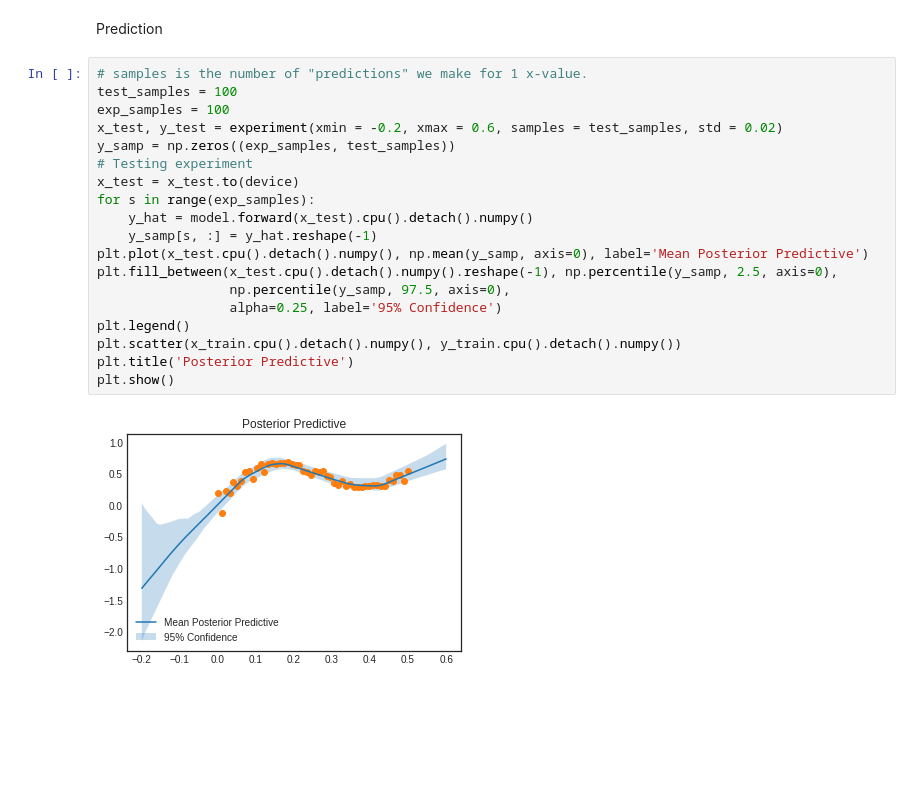
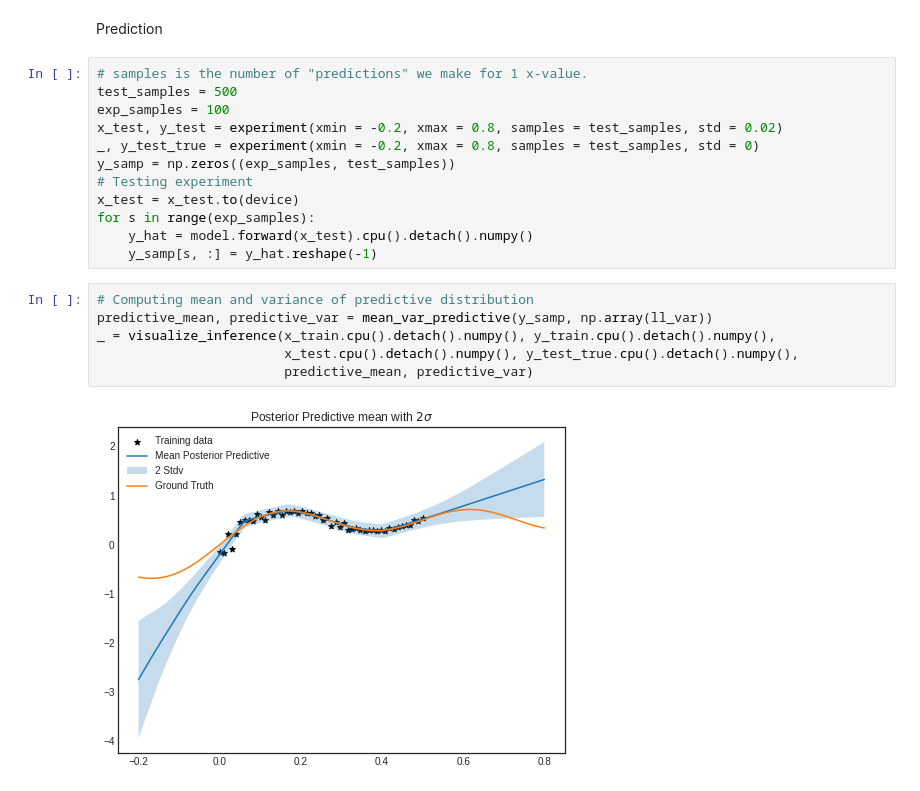
Before and after one commit to MikeS96/bayesbb, a Jupyter notebook: regressor.ipynb, the cells around one changed output. Saved outputs shown, nothing was run; the diff lists cells and outputs as text; blank space fills up the shorter version.

```diff
--- a/regressor.ipynb
+++ b/regressor.ipynb
@@ -68,23 +68,22 @@ Finished Training
 Prediction
 # %%
 # samples is the number of "predictions" we make for 1 x-value.
-test_samples = 100
+test_samples = 500
 exp_samples = 100
-x_test, y_test = experiment(xmin = -0.2, xmax = 0.6, samples = test_samples, std = 0.02)
+x_test, y_test = experiment(xmin = -0.2, xmax = 0.8, samples = test_samples, std = 0.02)
+_, y_test_true = experiment(xmin = -0.2, xmax = 0.8, samples = test_samples, std = 0)
 y_samp = np.zeros((exp_samples, test_samples))
 # Testing experiment
 x_test = x_test.to(device)
 for s in range(exp_samples):
     y_hat = model.forward(x_test).cpu().detach().numpy()
     y_samp[s, :] = y_hat.reshape(-1)
-plt.plot(x_test.cpu().detach().numpy(), np.mean(y_samp, axis=0), label='Mean Posterior Predictive')
-plt.fill_between(x_test.cpu().detach().numpy().reshape(-1), np.percentile(y_samp, 2.5, axis=0),
-                 np.percentile(y_samp, 97.5, axis=0),
-                 alpha=0.25, label='95% Confidence')
-plt.legend()
-plt.scatter(x_train.cpu().detach().numpy(), y_train.cpu().detach().numpy())
-plt.title('Posterior Predictive')
-plt.show()
-# %% [output]
-[figure, removed]
+# %%
+# Computing mean and variance of predictive distribution
+predictive_mean, predictive_var = mean_var_predictive(y_samp, np.array(ll_var))
+_ = visualize_inference(x_train.cpu().detach().numpy(), y_train.cpu().detach().numpy(),
+                        x_test.cpu().detach().numpy(), y_test_true.cpu().detach().numpy(),
+                        predictive_mean, predictive_var)
+# %% [output]
+[figure, added]
 # %%
```
Also changed, not shown: parts of 5 cells of this notebook, 3 other files.
